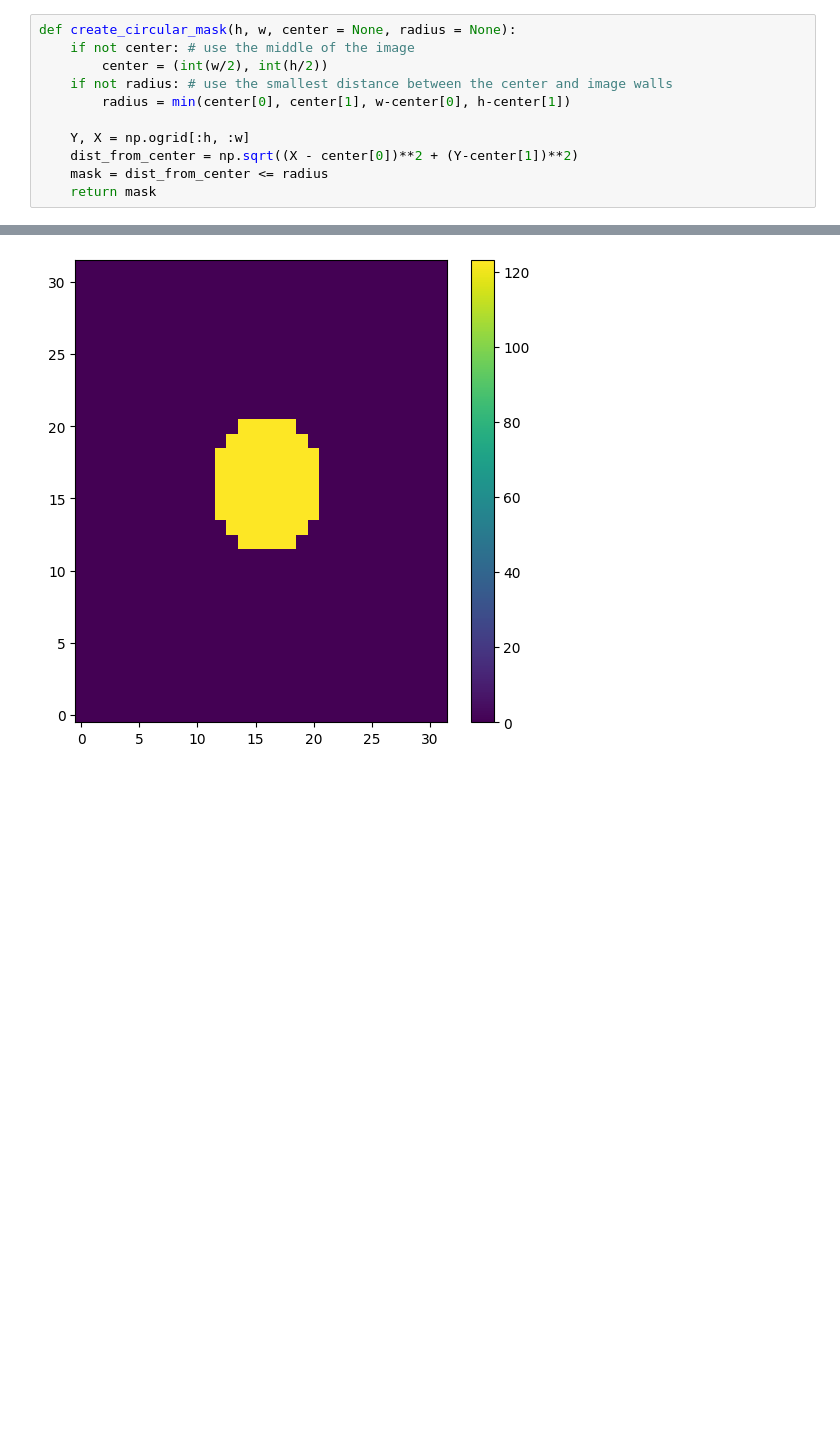
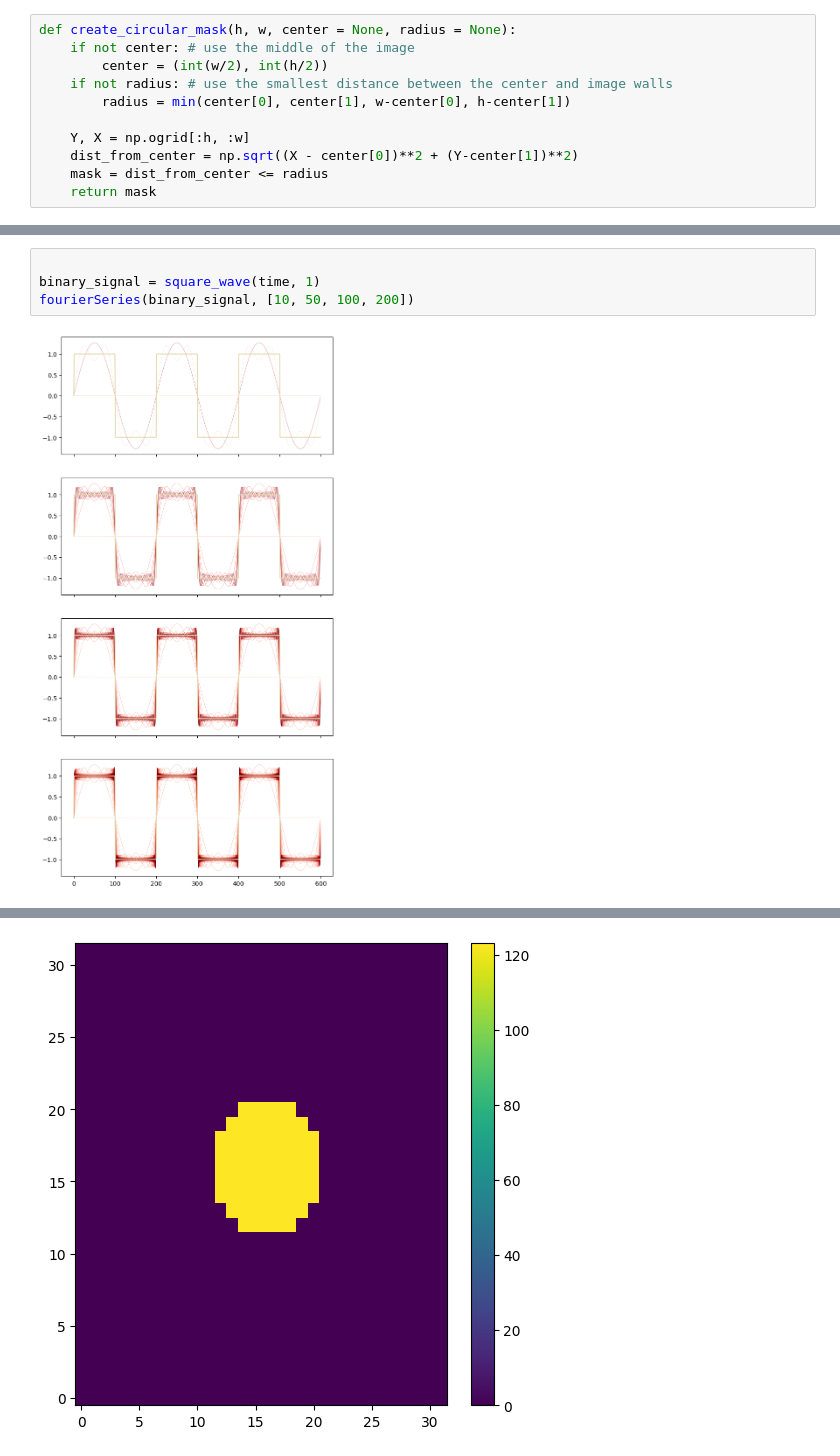
Before and after one commit to JuliuszSyrewicz/fourier, a Jupyter notebook: fourierAnalysis.ipynb, the cells around one changed output, grey strips where cells are left out. Drawn from its saved outputs; the diff is of its cells as text; blank space fills up the shorter version.

```diff
--- a/fourierAnalysis.ipynb
+++ b/fourierAnalysis.ipynb
@@ -114,4 +114,10 @@ def fourierSeries(signal, components, dimensions = 1):
         if dimensions == 1:
             axs[j].plot(signal, color="#e6d8ae")
         j -=- 1
+# %%
+
+binary_signal = square_wave(time, 1)
+fourierSeries(binary_signal, [10, 50, 100, 200])
+# %% [output]
+[figure, added]
 # %%
```
Also changed, not shown: parts of 2 cells of this notebook, 3 other files.
